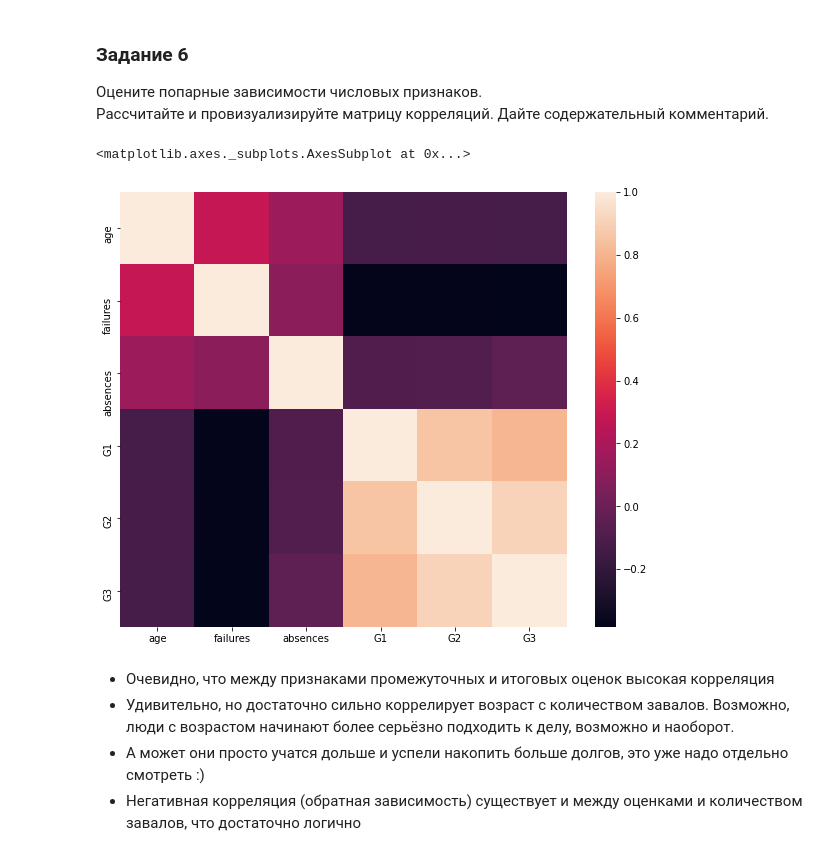
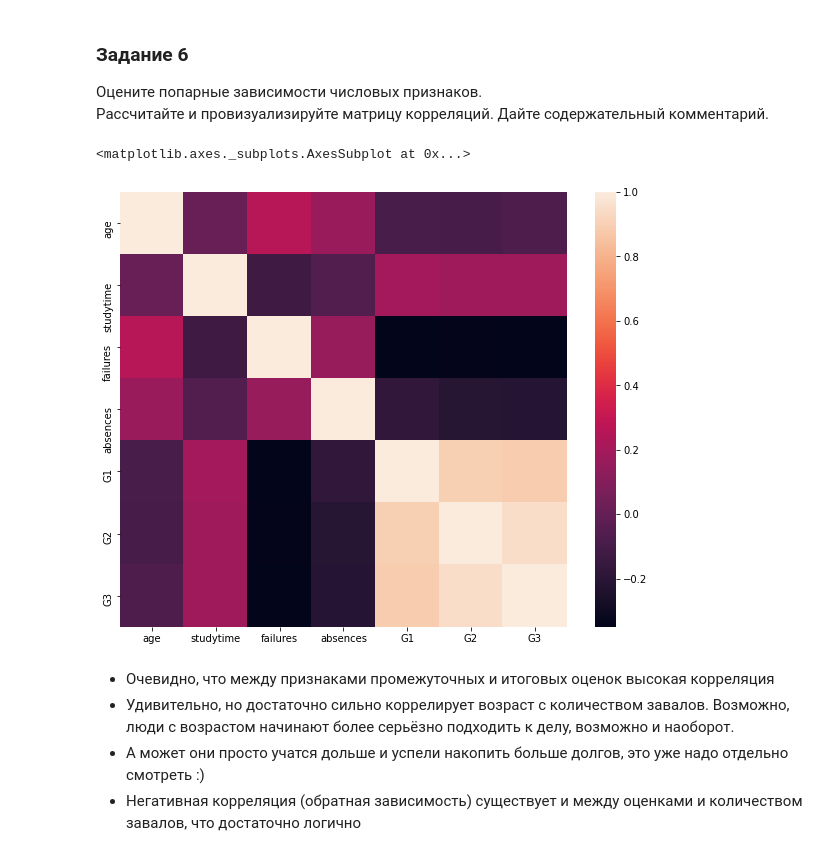
Before and after one commit to asbabiy/IAD-EDA, a Jupyter notebook: Lab_1_Exploratory_analysis.ipynb, the cells around one changed output. Saved outputs shown, nothing was run; the diff lists cells and outputs as text; code cells hidden in the pictures.

```diff
--- a/Lab_1_Exploratory_analysis.ipynb
+++ b/Lab_1_Exploratory_analysis.ipynb
@@ -420,0 +399,4 @@ G3 --> 16
+# %%
+clean_data_idx = data[~iqr.any(axis=1)]['ID']
+# %%
+clean_data = data[data['ID'].isin(clean_data_idx)]
@@ -420,0 +409,13 @@ G3 --> 16
+# %%
+cat_vars = ['Subject', 'school', 'sex', 'address', 'famsize',
+            'Pstatus', 'Medu', 'Fedu', 'Mjob', 'Fjob', 'reason', 'guardian',
+            'traveltime', 'studytime', 'schoolsup', 'famsup', 'paid',
+            'activities', 'nursery', 'higher', 'internet', 'romantic',
+            'famrel', 'freetime', 'goout', 'Dalc', 'Walc', 'health', 'cheating']
+
+for i in cat_vars:
+  clean_data.loc[:, i] = clean_data[i].astype('category')
+
+clean_data.loc[:, 'ID'] = clean_data['ID'].astype('object')
+
+clean_data.dtypes
@@ -476,7 +590,8 @@ data.groupby('Subject')[['failures']].count()
 # %%
 # На математика уходит в среднем чуть больше времени, хотя результаты близки
 # и на оба этих предмета ученики тратят обычно от 2 до 5 часов
-# (округлим 1.93 до 2 ради наглядности)
-data.groupby('Subject')['studytime'].mean()
+# (округлим 1.95 до 2 ради наглядности)
+clean_data['studytime'] = clean_data['studytime'].astype(int)
+clean_data.groupby('Subject')['studytime'].mean()
 # %% [output]
 Subject
@@ -536,10 +653,10 @@ sns.histplot(data=data[data['Subject'] == 'Por'][['G1', 'G2', 'G3']], kde=True,
 Рассчитайте и провизуализируйте матрицу корреляций. Дайте содержательный комментарий.
 # %%
 plt.figure(figsize=(10, 8))
-sns.heatmap(data.select_dtypes('int64').drop('ID', axis=1).corr())
+sns.heatmap(clean_data.select_dtypes('int64').corr())
 # %% [output]
 <matplotlib.axes._subplots.AxesSubplot at 0x...>
-[figure, old version]
+[figure, new version]
 # %% [markdown]
 - Очевидно, что между признаками промежуточных и итоговых оценок высокая корреляция
 - Удивительно, но достаточно сильно коррелирует возраст с количеством завалов. Возможно, люди с возрастом начинают более серьёзно подходить к делу, возможно и наоборот.
```
Also changed, not shown: parts of 55 cells of this notebook, 1 other file.
